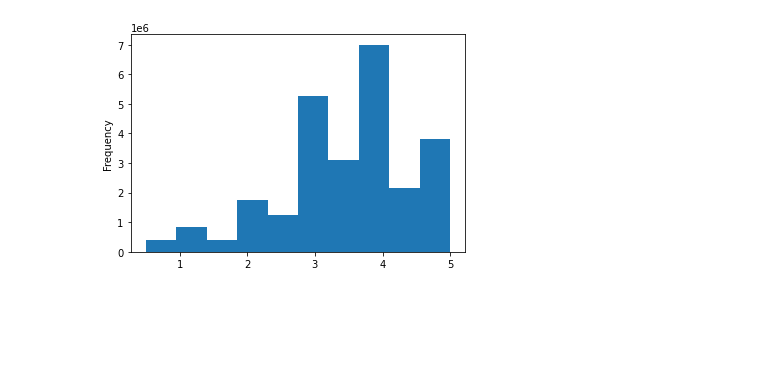
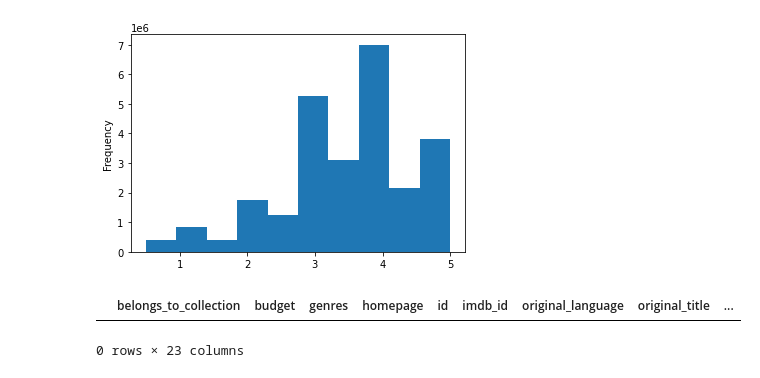
Before and after one commit to krishnakalisarkar/Movies_ETL, a Jupyter notebook: Kaggle_data.ipynb, the cells around one changed output. Saved outputs shown, nothing was run; the diff lists cells and outputs as text; code cells hidden in the pictures; blank space fills up the shorter version.

```diff
--- a/Kaggle_data.ipynb
+++ b/Kaggle_data.ipynb
@@ -127,6 +185,3 @@ kaggle_metadata['video'] = kaggle_metadata['video'] == 'True'
-# %%
-# Keep where adults is false, drop the adult column
-kaggle_metadata = kaggle_metadata[kaggle_metadata["adult"]=="False"].drop("adult",axis="columns")
 # %%
 # Numeric columns
 kaggle_metadata['budget'] = kaggle_metadata['budget'].astype(int)
@@ -195,3 +253,8 @@ min                     0.50
 max                     5.00
 Name: rating, dtype: float64
 [figure]
+# %%
+kaggle_metadata.head()
+# %% [output]
+|  | belongs_to_collection | budget | genres | homepage | id | imdb_id | original_language | original_title | ... |
+0 rows × 23 columns
```
Also changed, not shown: parts of 13 cells of this notebook, 1 other file.
